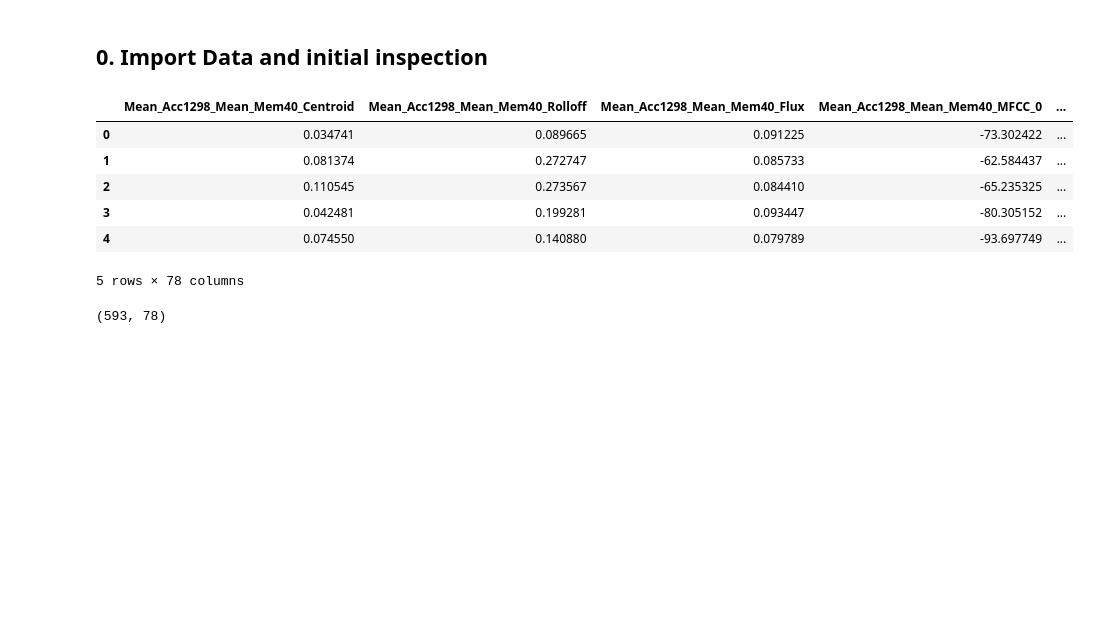
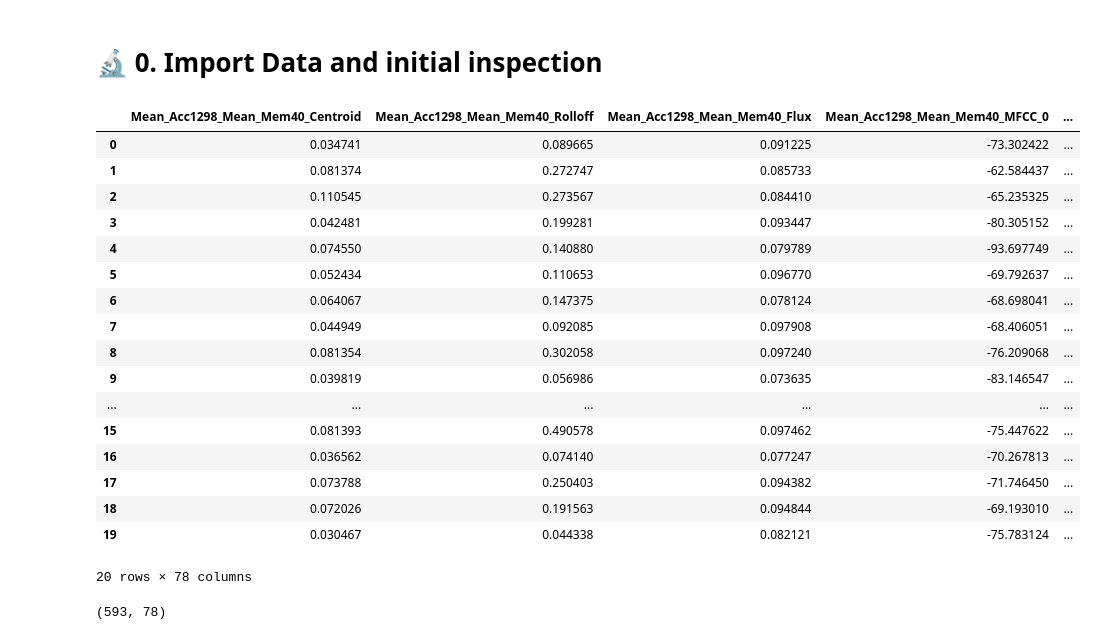
Before and after one commit to bayalams/multilabel-emotion-classification, a Jupyter notebook: 01_data_exploration.ipynb, the cells around one changed output. Saved outputs shown, nothing was run; the diff lists cells and outputs as text; code cells hidden in the pictures; blank space fills up the shorter version.

```diff
--- a/01_data_exploration.ipynb
+++ b/01_data_exploration.ipynb
@@ -7,19 +9,30 @@ import numpy as np
 # %% [markdown]
-## 0. Import Data and initial inspection
+# 🔬 0. Import Data and initial inspection
 # %%
 data, met = arff.loadarff("emotions/emotions.arff")
 # %%
 df_emotions = pd.DataFrame(data)
 # %%
-df_emotions.head()
+df_emotions.head(20)
 # %% [output]
 |  | Mean_Acc1298_Mean_Mem40_Centroid | Mean_Acc1298_Mean_Mem40_Rolloff | Mean_Acc1298_Mean_Mem40_Flux | Mean_Acc1298_Mean_Mem40_MFCC_0 | ... |
 | 0 | 0.034741 | 0.089665 | 0.091225 | -73.302422 | ... |
 | 1 | 0.081374 | 0.272747 | 0.085733 | -62.584437 | ... |
 | 2 | 0.110545 | 0.273567 | 0.084410 | -65.235325 | ... |
 | 3 | 0.042481 | 0.199281 | 0.093447 | -80.305152 | ... |
 | 4 | 0.074550 | 0.140880 | 0.079789 | -93.697749 | ... |
+| 5 | 0.052434 | 0.110653 | 0.096770 | -69.792637 | ... |
+| 6 | 0.064067 | 0.147375 | 0.078124 | -68.698041 | ... |
+| 7 | 0.044949 | 0.092085 | 0.097908 | -68.406051 | ... |
+| 8 | 0.081354 | 0.302058 | 0.097240 | -76.209068 | ... |
+| 9 | 0.039819 | 0.056986 | 0.073635 | -83.146547 | ... |
+| ... | ... | ... | ... | ... | ... |
+| 15 | 0.081393 | 0.490578 | 0.097462 | -75.447622 | ... |
+| 16 | 0.036562 | 0.074140 | 0.077247 | -70.267813 | ... |
+| 17 | 0.073788 | 0.250403 | 0.094382 | -71.746450 | ... |
+| 18 | 0.072026 | 0.191563 | 0.094844 | -69.193010 | ... |
+| 19 | 0.030467 | 0.044338 | 0.082121 | -75.783124 | ... |
-5 rows × 78 columns
+20 rows × 78 columns
 # %%
 df_emotions.shape
 # %% [output]
```
Also changed, not shown: parts of 45 cells of this notebook.
